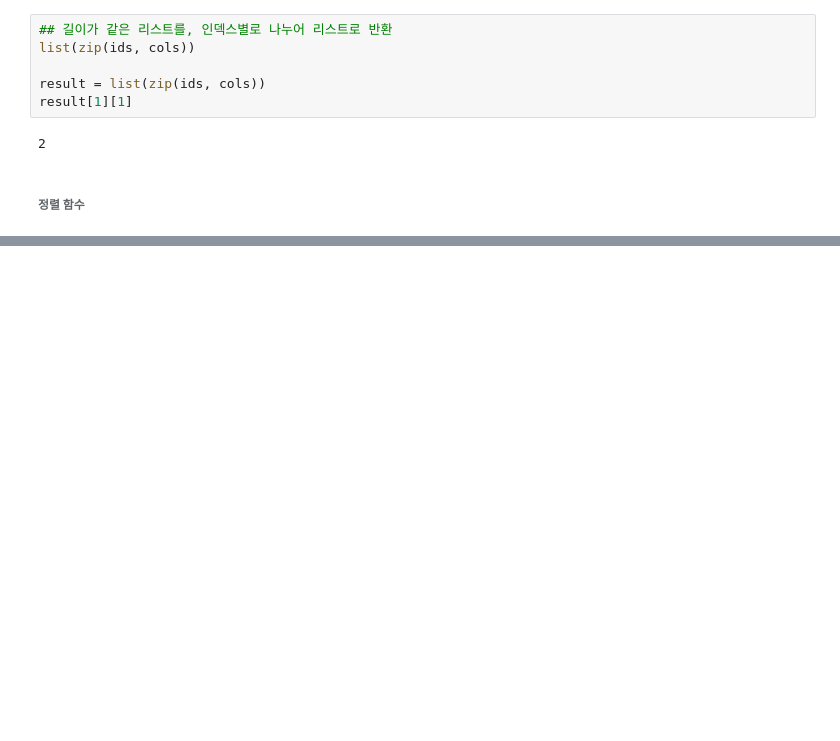
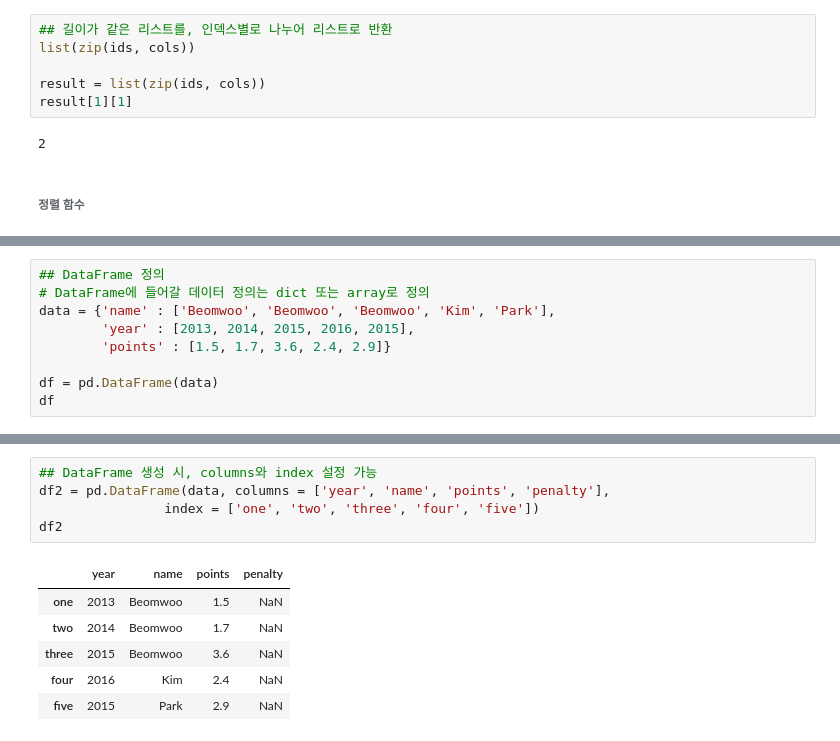
Before and after one commit to haebzzzang/dachungcam, a Jupyter notebook: 1week.ipynb, the cells around one changed output, grey strips where cells are left out. Cells and saved outputs as stored; diff of their text form; blank space fills up the shorter version.

```diff
--- a/1week.ipynb
+++ b/1week.ipynb
@@ -1665,0 +1744,9 @@ array([[ 72,  87,  64],
+# %%
+## DataFrame 정의
+# DataFrame에 들어갈 데이터 정의는 dict 또는 array로 정의
+data = {'name' : ['Beomwoo', 'Beomwoo', 'Beomwoo', 'Kim', 'Park'],
+        'year' : [2013, 2014, 2015, 2016, 2015],
+        'points' : [1.5, 1.7, 3.6, 2.4, 2.9]}
+
+df = pd.DataFrame(data)
+df
@@ -1665,0 +1783,12 @@ array([[ 72,  87,  64],
+# %%
+## DataFrame 생성 시, columns와 index 설정 가능
+df2 = pd.DataFrame(data, columns = ['year', 'name', 'points', 'penalty'],
+                index = ['one', 'two', 'three', 'four', 'five'])
+df2
+# %% [output]
+|  | year | name | points | penalty |
+| one | 2013 | Beomwoo | 1.5 | NaN |
+| two | 2014 | Beomwoo | 1.7 | NaN |
+| three | 2015 | Beomwoo | 3.6 | NaN |
+| four | 2016 | Kim | 2.4 | NaN |
+| five | 2015 | Park | 2.9 | NaN |
```
Also changed, not shown: parts of 37 cells of this notebook.
